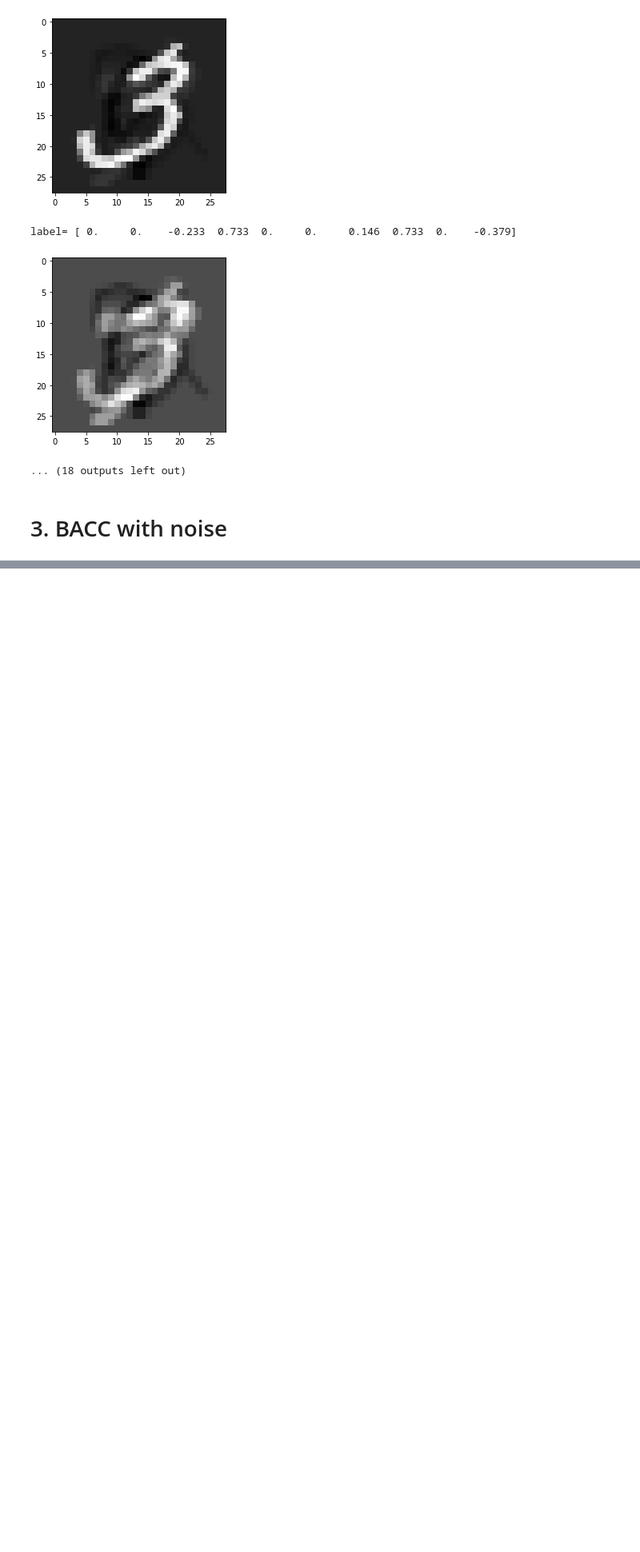
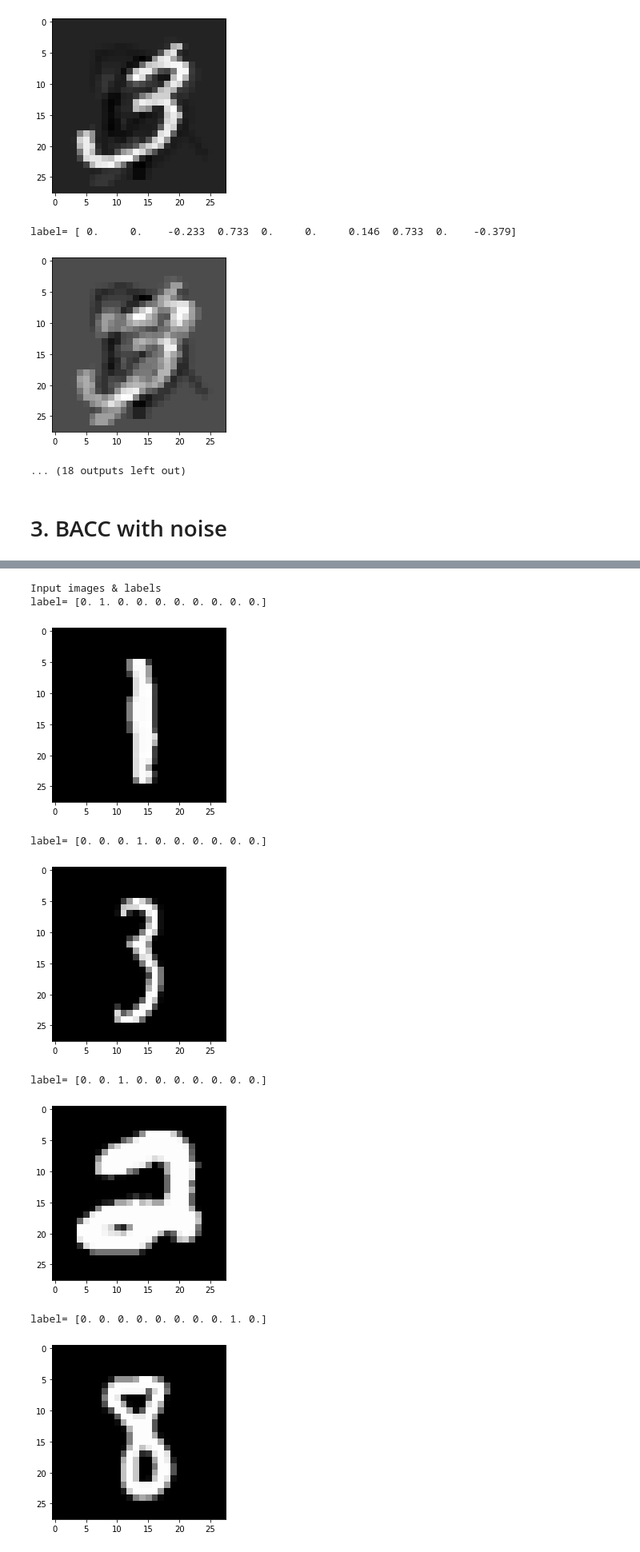
Before and after one commit to jinhyun-so/CodedPrivateNN, a Jupyter notebook: Berrut_Approximation.ipynb, the cells around one changed output, grey strips where cells are left out. Shown at 80% size. Saved outputs shown, nothing was run; the diff lists cells and outputs as text; code cells hidden in the pictures; blank space fills up the shorter version.

```diff
--- a/Berrut_Approximation.ipynb
+++ b/Berrut_Approximation.ipynb
@@ -831,0 +989,43 @@ selected index: [ 0  1  2  3  4  5  6  7  8  9 10 11 12 13 14]
+# %%
+
+
+index_num = 100
+
+index_sel = np.array(range(K))*Size_submatrices + index_num
+# print(index_sel)
+
+input_images = encoding_input_array_np[index_sel,:]
+input_labels = encoding_label_array_np[index_sel,:]
+
+print("Input images & labels")
+for i in range(len(index_sel)):
+    print('label=',input_labels[i,:])
+    pixels = input_images[i,:].reshape((28, 28))
+    plt.imshow(pixels, cmap='gray')
+    plt.show()
+print("\n\n")
+
+
+print("Encoded images & labels")
+# print(X_tilde.shape)
+# print(y_tilde.shape)
+encoded_images = X_tilde[:,index_num,:]
+encoded_labels = y_tilde[:,index_num,:]
+# print(encoded_images.shape)
+np.set_printoptions(precision=3)
+
+for i in range(encoded_images.shape[0]):
+    print('label=', encoded_labels[i,:])
+    pixels = encoded_images[i,:].reshape((28, 28))
+    plt.imshow(pixels, cmap='gray')
+    plt.show()
+# %% [output]
+Input images & labels
+label= [0. 1. 0. 0. 0. 0. 0. 0. 0. 0.]
+[figure, added]
+label= [0. 0. 0. 1. 0. 0. 0. 0. 0. 0.]
+[figure, added]
+label= [0. 0. 1. 0. 0. 0. 0. 0. 0. 0.]
+[figure, added]
+label= [0. 0. 0. 0. 0. 0. 0. 0. 1. 0.]
+[figure, added]
```
Also changed, not shown: parts of 11 cells of this notebook, 6 other files.
